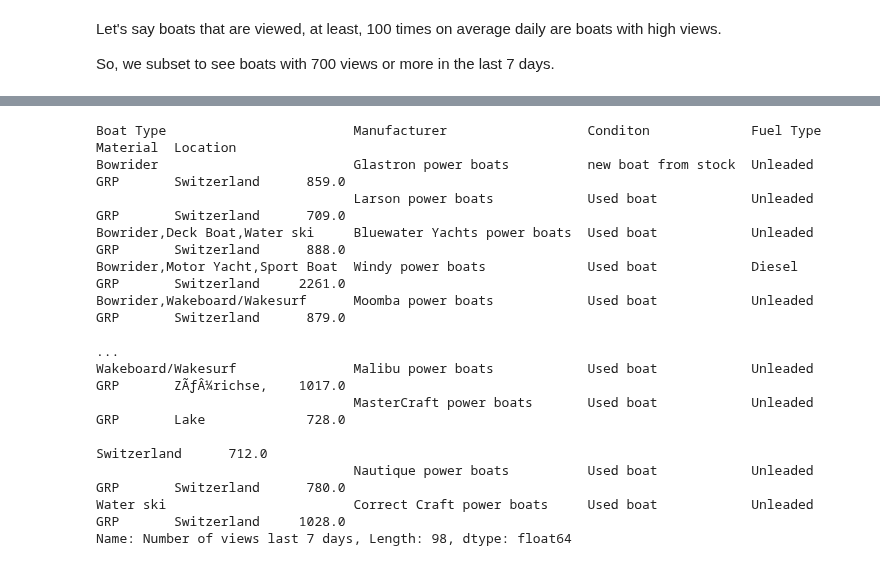
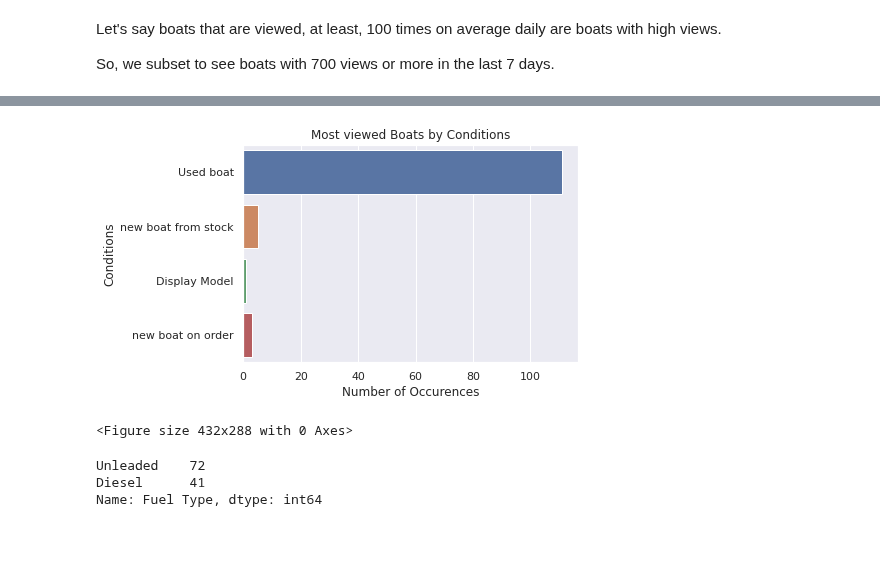
Before and after one commit to Titophilip/DataCamp, a Jupyter notebook: boat_data_analysis.ipynb, the cells around one changed output, grey strips where cells are left out. Drawn from its saved outputs; the diff is of its cells as text; code cells hidden in the pictures; blank space fills up the shorter version.

```diff
--- a/boat_data_analysis.ipynb
+++ b/boat_data_analysis.ipynb
@@ -93,21 +94,22 @@ most_viewed.head()
 | 2 | CHF | 125900 | 125900.0 | Bowrider,Motor Yacht,Sport Boat | Windy power boats | Used boat,Diesel | Used boat | Diesel | 2002 | ... |
 | 3 | EUR | 949000 | 1100840.0 | Hardtop | Pershing power boats | Used boat,Diesel | Used boat | Diesel | 2009 | ... |
 | 4 | CHF | 19900 | 19900.0 | Sport Boat | Sea Ray power boats | Used boat,Unleaded | Used boat | Unleaded | 1993 | ... |
-# %%
-grouped_most_views = most_viewed.groupby(['Boat Type', 'Manufacturer', 'Conditon', 'Fuel Type', 'Material', 'Location'])['Number of views last 7 days'].mean()
-# grouped_most_views.reset_index(inplace=True)
-grouped_most_views
-# %% [output]
-Boat Type                        Manufacturer                  Conditon             Fuel Type  Material  Location
-Bowrider                         Glastron power boats          new boat from stock  Unleaded   GRP       Switzerland      859.0
-                                 Larson power boats            Used boat            Unleaded   GRP       Switzerland      709.0
-Bowrider,Deck Boat,Water ski     Bluewater Yachts power boats  Used boat            Unleaded   GRP       Switzerland      888.0
-Bowrider,Motor Yacht,Sport Boat  Windy power boats             Used boat            Diesel     GRP       Switzerland     2261.0
-Bowrider,Wakeboard/Wakesurf      Moomba power boats            Used boat            Unleaded   GRP       Switzerland      879.0
-                                                                                                                          ...
-Wakeboard/Wakesurf               Malibu power boats            Used boat            Unleaded   GRP       ZÃƒÂ¼richse,    1017.0
-                                 MasterCraft power boats       Used boat            Unleaded   GRP       Lake             728.0
-                                                                                                         Switzerland      712.0
-                                 Nautique power boats          Used boat            Unleaded   GRP       Switzerland      780.0
-Water ski                        Correct Craft power boats     Used boat            Unleaded   GRP       Switzerland     1028.0
-Name: Number of views last 7 days, Length: 98, dtype: float64
+# %%
+sns.set_context('notebook')
+# %%
+sns.countplot(data=most_viewed, y='Conditon')
+plt.title('Most viewed Boats by Conditions')
+plt.xlabel('Number of Occurences')
+plt.ylabel('Conditions')
+plt.show()
+plt.savefig('Most viewed Boats by Conditions.png')
+# %% [output]
+[figure, added]
+<Figure size 432x288 with 0 Axes>
+# %%
+fuel_type = most_viewed['Fuel Type'].value_counts()
+fuel_type
+# %% [output]
+Unleaded    72
+Diesel      41
+Name: Fuel Type, dtype: int64
```
Also changed, not shown: parts of 9 cells of this notebook.
